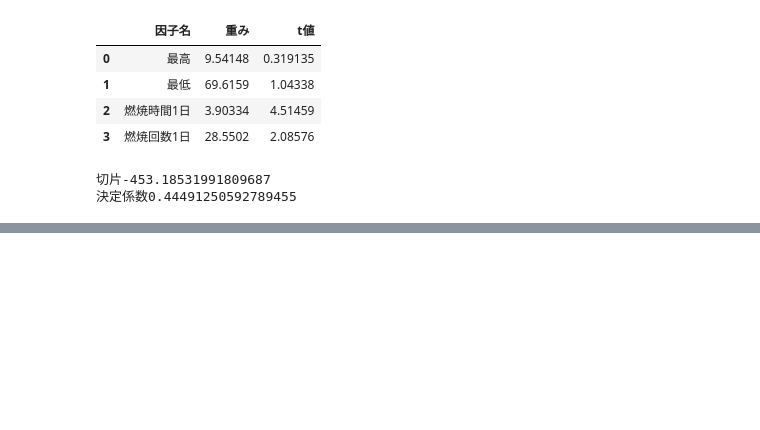
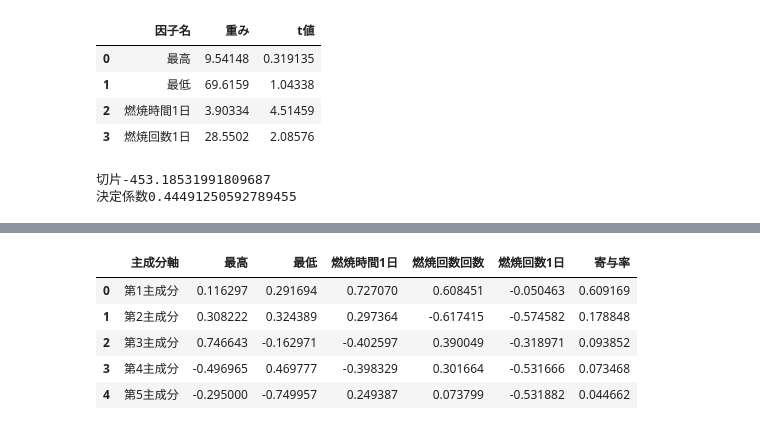
Before and after one commit to Setsu-Hanatsuki/DataMining, a Jupyter notebook: nouen.ipynb, the cells around one changed output, grey strips where cells are left out. Drawn from its saved outputs; the diff is of its cells as text; code cells hidden in the pictures; blank space fills up the shorter version.

```diff
--- a/nouen.ipynb
+++ b/nouen.ipynb
@@ -286,0 +297,25 @@ for i in range(len(x[0])):
+# %%
+table=[]
+tmp=[]
+for i in range(len(con)):
+    tmp.append("第"+str(i+1)+"主成分")
+    for j in range(len(fac[i])):
+        tmp.append(fac[i][j])
+    tmp.append(con[i])
+    table.append(tmp)
+    tmp=[]
+names=[]
+names.append("主成分軸")
+for i in range(len(name)):
+    names.append(name[i])
+names.append("寄与率")
+dfpca=pd.DataFrame(table)
+dfpca.columns=names
+dfpca
+# %% [output]
+|  | 主成分軸 | 最高 | 最低 | 燃焼時間1日 | 燃焼回数回数 | 燃焼回数1日 | 寄与率 |
+| 0 | 第1主成分 | 0.116297 | 0.291694 | 0.727070 | 0.608451 | -0.050463 | 0.609169 |
+| 1 | 第2主成分 | 0.308222 | 0.324389 | 0.297364 | -0.617415 | -0.574582 | 0.178848 |
+| 2 | 第3主成分 | 0.746643 | -0.162971 | -0.402597 | 0.390049 | -0.318971 | 0.093852 |
+| 3 | 第4主成分 | -0.496965 | 0.469777 | -0.398329 | 0.301664 | -0.531666 | 0.073468 |
+| 4 | 第5主成分 | -0.295000 | -0.749957 | 0.249387 | 0.073799 | -0.531882 | 0.044662 |
```
Also changed, not shown: parts of 13 cells of this notebook.
